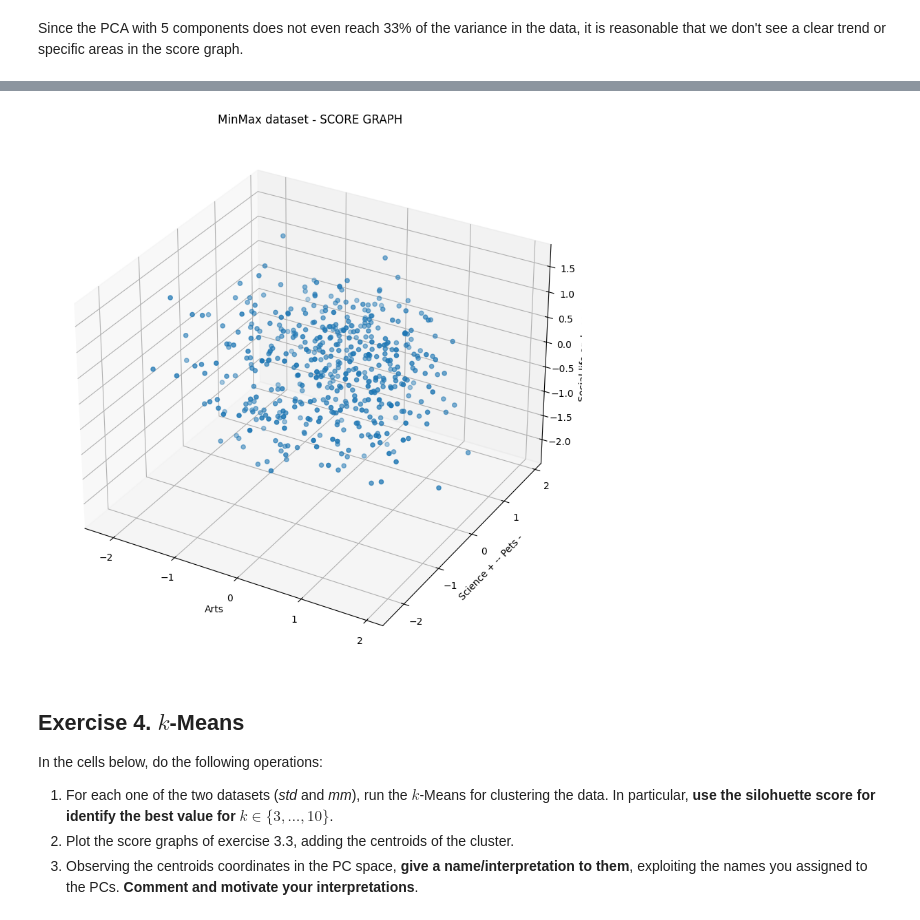
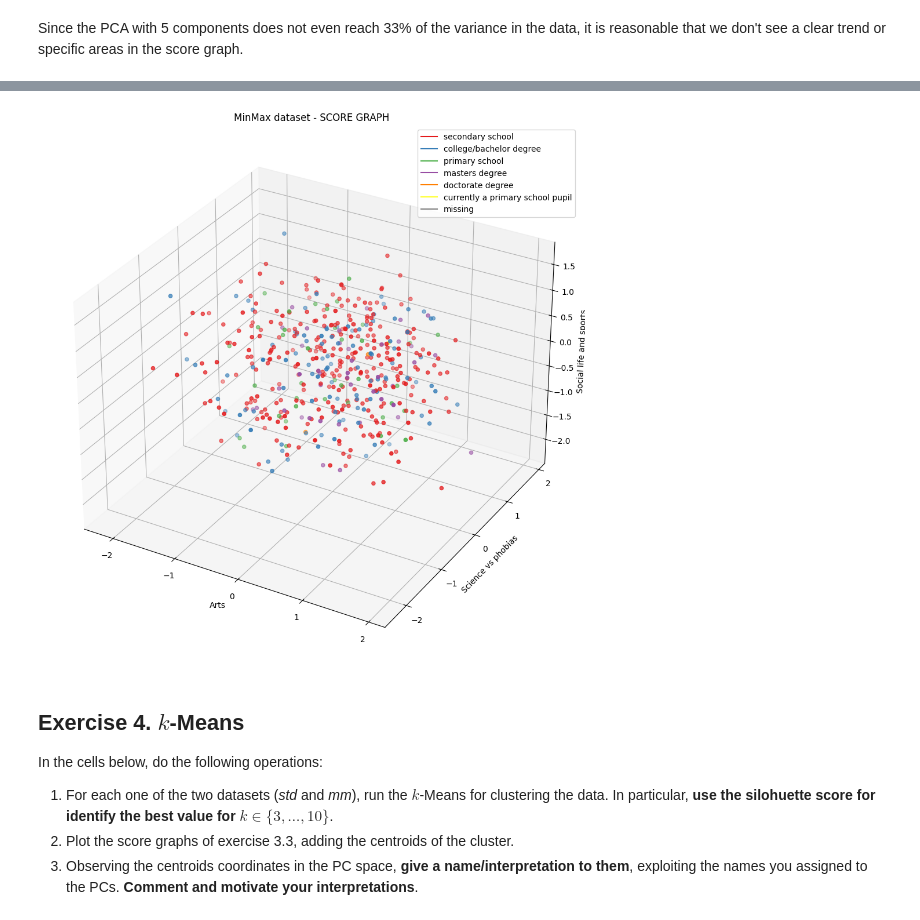
Before and after one commit to fabiolauro/PCA_CLA_Project, a Jupyter notebook: HWpca_Lauro_Martellone.ipynb, the cells around one changed output, grey strips where cells are left out. Cells and saved outputs as stored; diff of their text form; code cells hidden in the pictures.

Commit message:
still working on graphs

```diff
--- a/HWpca_Lauro_Martellone.ipynb
+++ b/HWpca_Lauro_Martellone.ipynb
@@ -692,7 +692,7 @@ Different home town types: ['village', 'city', nan]
 Different age levels: [20. 19. 22. 17. 24. 18. 25. 23. 26. 21. 28. 16. 15. nan 29. 30. 27.]
 Genders represented: ['female', 'male', nan]
 # %%
-color_education = {
+color_education_dict = {
     'secondary school' : set1[0],
     'college/bachelor degree' : set1[1],
     'primary school' : set1[2],
@@ -702,13 +702,13 @@ color_education = {
     'missing': 'grey'
 }
 
-color_town_type = {
+color_town_type_dict = {
     'city' : set2[0],
     'village': set2[1],
     'missing': 'grey'
 }
 
-color_gender = {
+color_gender_dict = {
     'female': set2[2],
     'male': set2[3],
     'missing': 'grey'
@@ -727,7 +727,7 @@ def assign_color_age(value):
 #now we create the corresponding columns
 #we manage missing values with the grey color
 
-colors_edu = resp_filt["Education"].apply(lambda x: color_education[x] if pd.notnull(x) else color_education['missing'])
-colors_town = resp_filt["Home Town Type"].apply(lambda x: color_town_type[x] if pd.notnull(x) else color_town_type['missing'])
-colors_gen = resp_filt["Gender"].apply(lambda x: color_gender[x] if pd.notnull(x) else color_gender['missing'])
+colors_edu = resp_filt["Education"].apply(lambda x: color_education_dict[x] if pd.notnull(x) else color_education_dict['missing'])
+colors_town = resp_filt["Home Town Type"].apply(lambda x: color_town_type_dict[x] if pd.notnull(x) else color_town_type_dict['missing'])
+colors_gen = resp_filt["Gender"].apply(lambda x: color_gender_dict[x] if pd.notnull(x) else color_gender_dict['missing'])
 colors_age = resp_filt["Age"].apply(assign_color_age)
@@ -749,6 +734,6 @@ Name: Gender, Length: 495, dtype: object
 # %%
 #let's consider education first
-colors_edu_legend = [Line2D([0], [0], color=color_education[k], label = k) for k in color_education.keys()]
+colors_edu_legend = [Line2D([0], [0], color=color_education_dict[k], label = k) for k in color_education_dict.keys()]
 
 sg_std = plt.figure(figsize=(12, 12))
 ax_sg_std = sg_std.add_subplot(111, projection='3d')
@@ -757,7 +742,7 @@ plt.title('STD dataset - SCORE GRAPH')
 ax_sg_std.set_xlabel(pc_std_names[0])
 ax_sg_std.set_ylabel(pc_std_names[1])
 ax_sg_std.set_zlabel(pc_std_names[2])
-plt.legend(colors_edu_legend, [k for k in color_education.keys()])
+plt.legend(colors_edu_legend, [k for k in color_education_dict.keys()])
 plt.grid()
 plt.show()
 # %% [output]
@@ -767,16 +768,19 @@ Since the PCA with 5 components does not even reach 33% of the variance in the d
 # %%
-sg_mm = plt.figure(figsize=(10, 10))
-ax_sg_mm = sg_mm.add_subplot(111, projection='3d')
-ax_sg_mm.scatter(Y_mm[:,0],Y_mm[:,1],Y_mm[:,2])
+#education score graph wit MinMax dataset
+
+
+sg_std = plt.figure(figsize=(12, 12))
+ax_sg_std = sg_std.add_subplot(111, projection='3d')
+ax_sg_std.scatter(Y_mm[:,0],Y_mm[:,1],Y_mm[:,2], color= colors_edu)
 plt.title('MinMax dataset - SCORE GRAPH')
-ax_sg_mm.set_xlabel(pc_std_names[0])
-ax_sg_mm.set_ylabel(pc_std_names[1])
-ax_sg_mm.set_zlabel(pc_std_names[2])
-#plt.legend(overall_colors_legend, [k for k in dict_overall_colors.keys()])
+ax_sg_std.set_xlabel(pc_std_names[0])
+ax_sg_std.set_ylabel(pc_std_names[1])
+ax_sg_std.set_zlabel(pc_std_names[2])
+plt.legend(colors_edu_legend, [k for k in color_education_dict.keys()])
 plt.grid()
 plt.show()
 # %% [output]
-[figure, old version]
+[figure, new version]
 # %% [markdown]
 ## Exercise 4. $k$-Means
 
```
Also changed, not shown: parts of 2 cells of this notebook.
